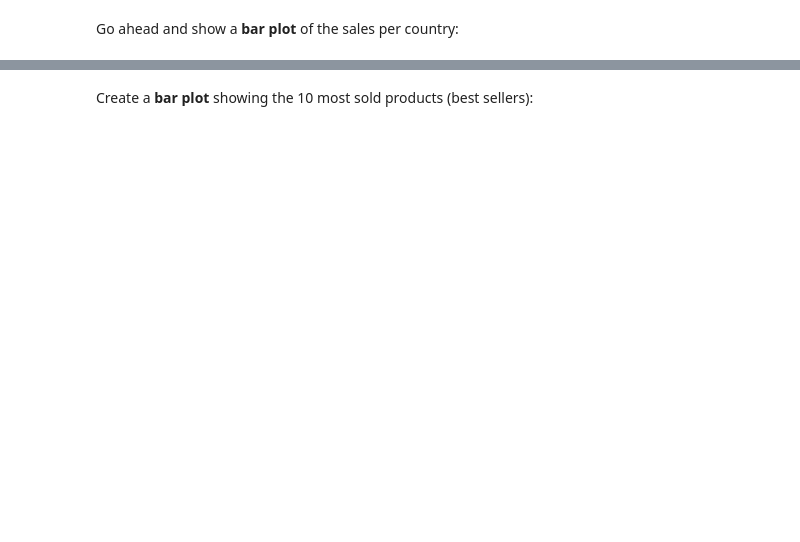
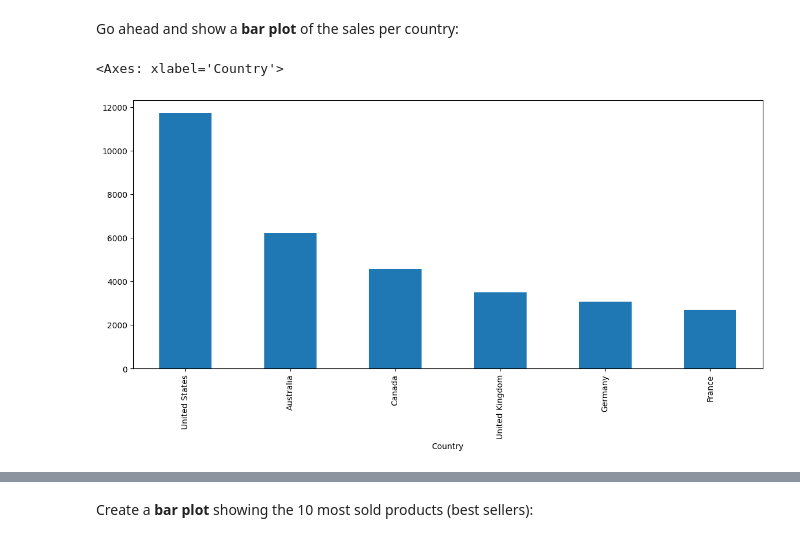
Before and after one commit to YosiaAmadeus/GoogleColab-Exercise-Container, a Jupyter notebook: December-2-2025.ipynb, the cells around one changed output, grey strips where cells are left out. Cells and saved outputs as stored; diff of their text form; code cells hidden in the pictures; blank space fills up the shorter version.

```diff
--- a/December-2-2025.ipynb
+++ b/December-2-2025.ipynb
@@ -203,5 +234,9 @@ sales['Country'].value_counts()
 Go ahead and show a <b>bar plot</b> of the sales per country:
 # %%
 # your code goes here
+sales['Country'].value_counts().plot(kind='bar', figsize=(14,6))
+# %% [output]
+<Axes: xlabel='Country'>
+[figure, added]
 # %%
 sales['Country'].value_counts().plot(kind='bar', figsize=(14,6))
```
Also changed, not shown: parts of 42 cells of this notebook.
